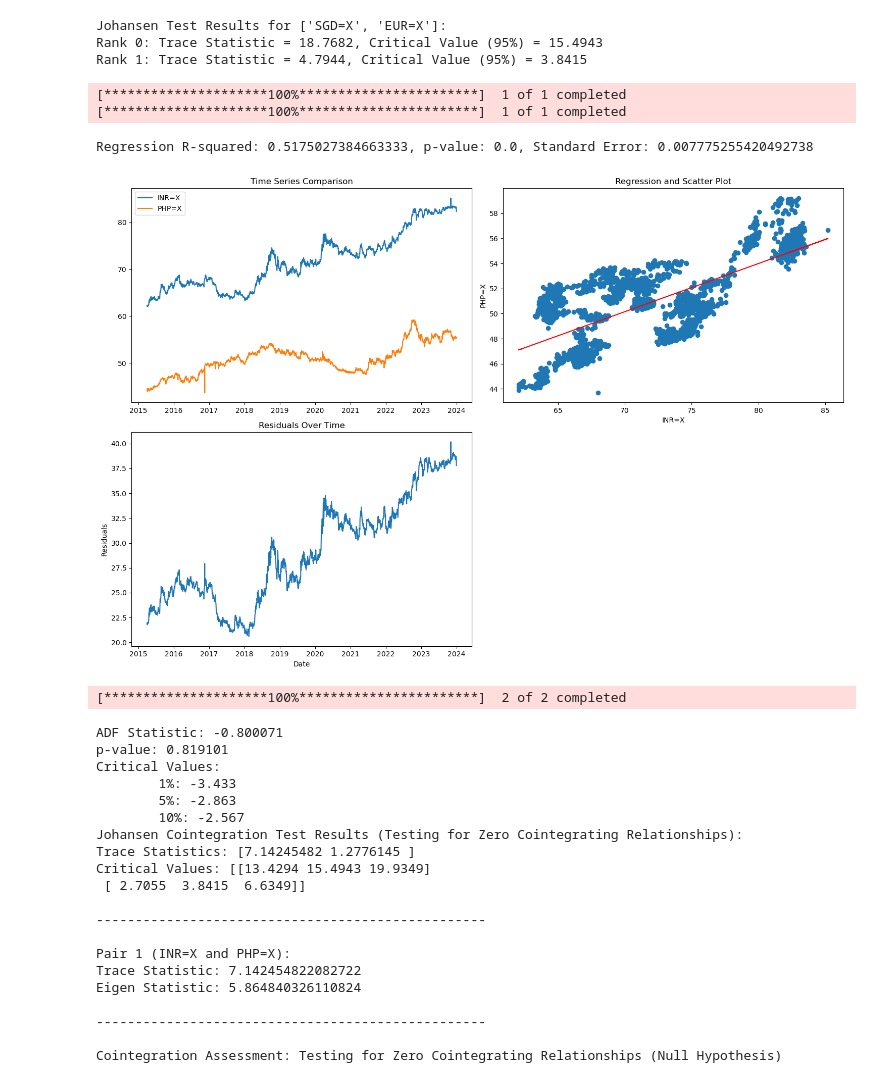
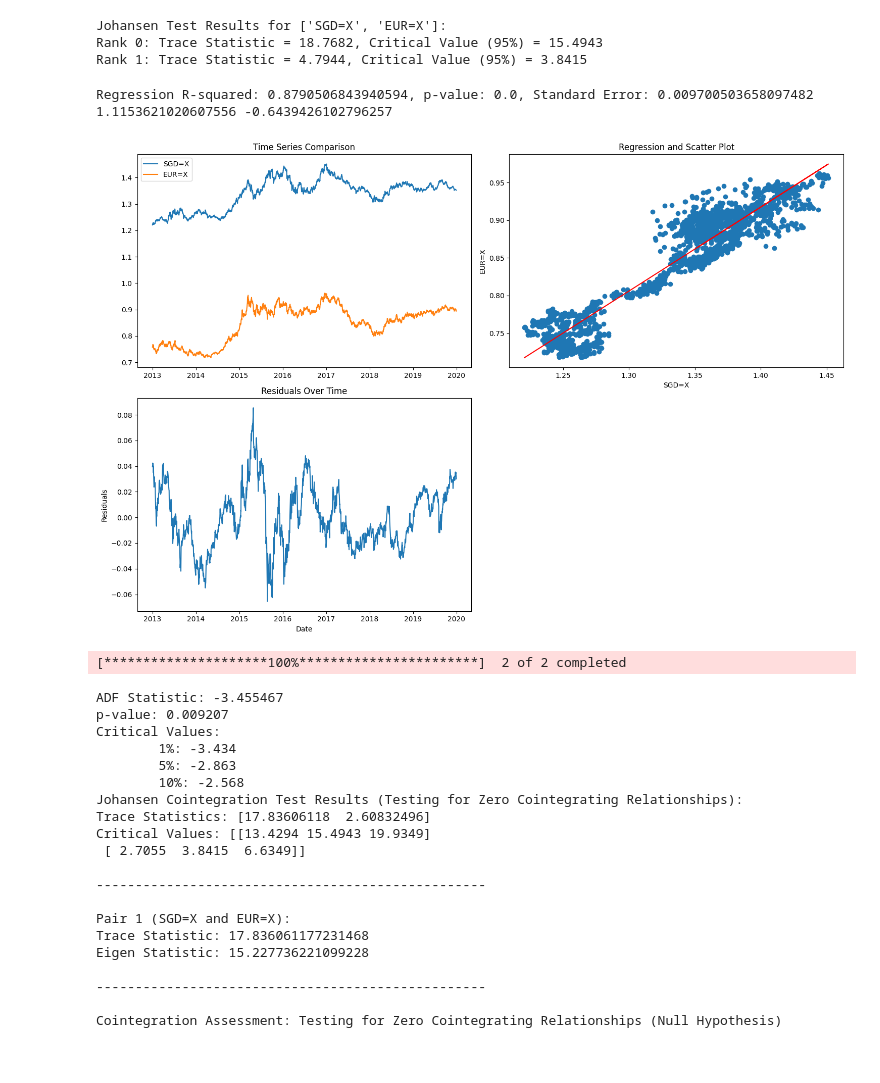
Before and after one commit to BienBienBuen/Quant-project, a Jupyter notebook: notes.ipynb, the cells around one changed output. Drawn from its saved outputs; the diff is of its cells as text; code cells hidden in the pictures.

```diff
--- a/notes.ipynb
+++ b/notes.ipynb
@@ -204,7 +208,7 @@ Rank 1: Trace Statistic = 4.7944, Critical Value (95%) = 3.8415
 # %%
 def perform_regression(data1, data2):
     slope, intercept, r_value, p_value, std_err = linregress(data1.values[:, 0], data2.values[:, 0])
-    residuals = data1 - slope * data2 - intercept
+    residuals = data2 - slope * data1 - intercept
     return residuals, slope, intercept, r_value, p_value, std_err
 
 def test_stationarity(data):
@@ -260,64 +264,63 @@ def Johansen(begin, stop, stock_list):
     print(f"Critical Values: {coint_test_result.cvt}")
 
     # Define stock pairs
-    stock_pairs = [('INR=X', 'PHP=X')]
+    stock_pairs = [('SGD=X', 'EUR=X')]
 
     # Separate the output sections
     print("\n" + "-" * 50 + "\n")
 
     # Interpret the results for each pair
     for i, (stock1, stock2) in enumerate(stock_pairs):
         trace_statistic = trace_stats[i]
         eigen_statistic = eigen_stats[i]
         print(f"Pair {i + 1} ({stock1} and {stock2}):")
         print(f"Trace Statistic: {trace_statistic}")
         print(f"Eigen Statistic: {eigen_statistic}")
         print("\n" + "-" * 50 + "\n")
 
     # Determine cointegration based on critical values or other criteria
     # Add your cointegration assessment logic here
     print("Cointegration Assessment: Testing for Zero Cointegrating Relationships (Null Hypothesis)\n")
 
 if __name__ == '__main__':
-    start_date = datetime.datetime(2015, 4, 1)
-    end_date = datetime.datetime(2023, 12, 31)
+    start_date = datetime.datetime(2013, 1, 1)
+    end_date = datetime.datetime(2019, 12, 31)
 
-    stock1 = 'INR=X'
-    stock2 = 'PHP=X'
+    stock1 = 'SGD=X'
+    stock2 = 'EUR=X'
 
     data1 = download_data(stock1, start_date, end_date)
     data2 = download_data(stock2, start_date, end_date)
 
     if not data1.empty and not data2.empty:
         residuals, slope, intercept, r_value, p_value, std_err = perform_regression(data1, data2)
         print(f"Regression R-squared: {r_value**2}, p-value: {p_value}, Standard Error: {std_err}")
-
+        print(slope, intercept)
         create_dashboard(data1['price'], data2['price'], residuals, slope, intercept, stock1, stock2)
         test_stationarity(residuals)
         Johansen(start_date, end_date, [stock1, stock2])
 # %% [output]
-[*********************100%***********************]  1 of 1 completed
-[*********************100%***********************]  1 of 1 completed
+Regression R-squared: 0.8790506843940594, p-value: 0.0, Standard Error: 0.009700503658097482
+1.1153621020607556 -0.6439426102796257
+[figure, new version]
-Regression R-squared: 0.5175027384663333, p-value: 0.0, Standard Error: 0.007775255420492738
+[*********************100%***********************]  2 of 2 completed
-[figure, old version]
-[*********************100%***********************]  2 of 2 completed
+ADF Statistic: -3.455467
+p-value: 0.009207
+Critical Values:
+        1%: -3.434
+        5%: -2.863
+        10%: -2.568
+Johansen Cointegration Test Results (Testing for Zero Cointegrating Relationships):
+Trace Statistics: [17.83606118  2.60832496]
+Critical Values: [[13.4294 15.4943 19.9349]
+ [ 2.7055  3.8415  6.6349]]
+
+--------------------------------------------------
+
+Pair 1 (SGD=X and EUR=X):
+Trace Statistic: 17.836061177231468
+Eigen Statistic: 15.227736221099228
+
+--------------------------------------------------
+
+Cointegration Assessment: Testing for Zero Cointegrating Relationships (Null Hypothesis)
-ADF Statistic: -0.800071
-p-value: 0.819101
-Critical Values:
-        1%: -3.433
-        5%: -2.863
-        10%: -2.567
-Johansen Cointegration Test Results (Testing for Zero Cointegrating Relationships):
-Trace Statistics: [7.14245482 1.2776145 ]
-Critical Values: [[13.4294 15.4943 19.9349]
- [ 2.7055  3.8415  6.6349]]
-
---------------------------------------------------
-
-Pair 1 (INR=X and PHP=X):
-Trace Statistic: 7.142454822082722
-Eigen Statistic: 5.864840326110824
-
---------------------------------------------------
-
-Cointegration Assessment: Testing for Zero Cointegrating Relationships (Null Hypothesis)
```
Also changed, not shown: parts of 2 cells of this notebook, 1 other file.
